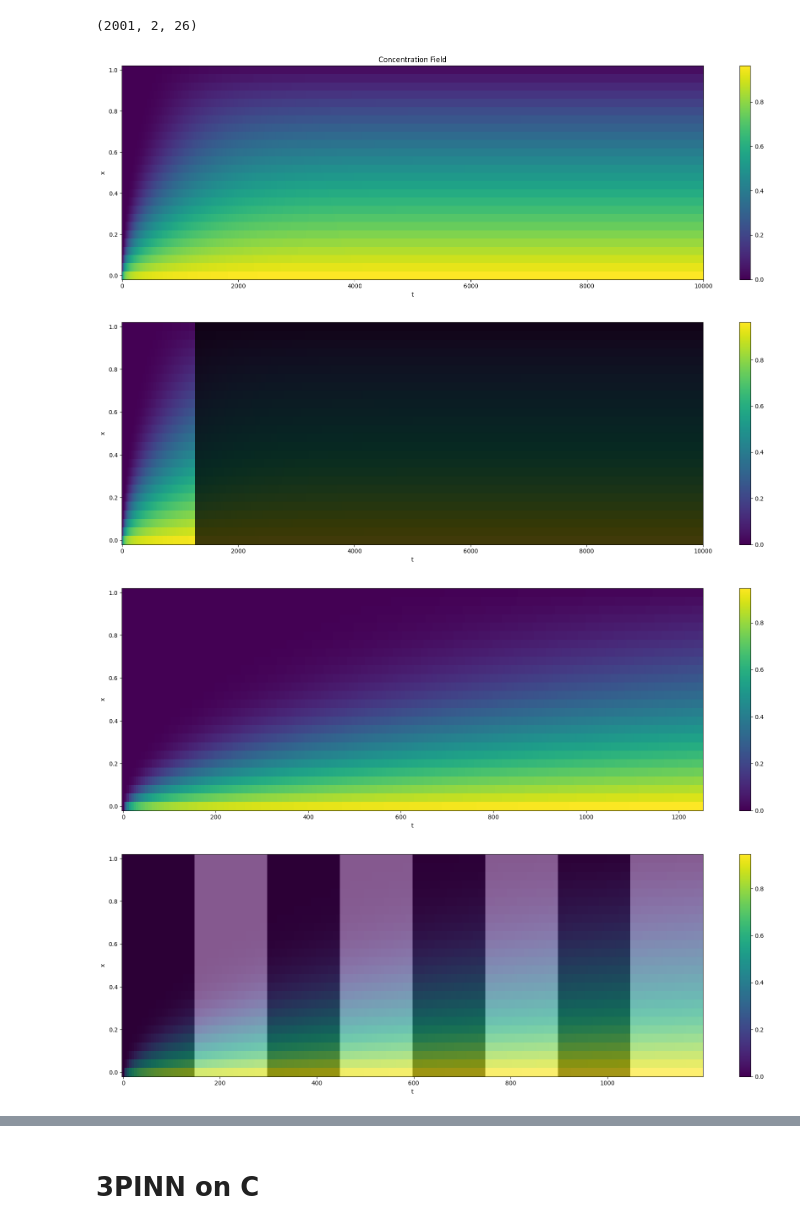
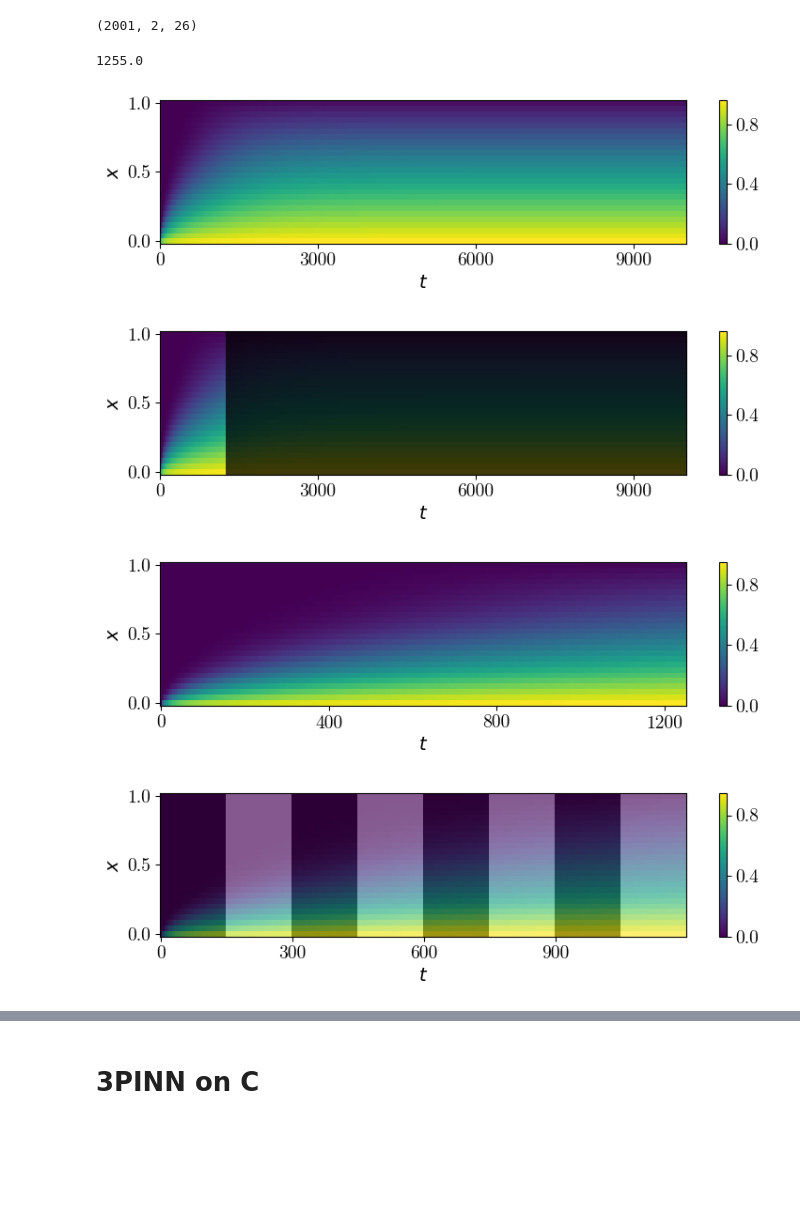
Before and after one commit to RiccardoFrenner/finn-nnpie, a Jupyter notebook: src/talk_plots.ipynb, the cells around one changed output, grey strips where cells are left out. Cells and saved outputs as stored; diff of their text form; code cells hidden in the pictures; blank space fills up the shorter version.

Commit message:
Lot's of paper improvements

```diff
--- a/src/talk_plots.ipynb
+++ b/src/talk_plots.ipynb
@@ -21,54 +24,67 @@ Nt, _, Nx = concentration_full.shape
 
 x = np.linspace(0, 1, Nx)
 t = np.linspace(0, 10000, Nt)
+# %%
+t[251]
+# %% [output]
+1255.0
 # %%
-plt.figure(figsize=(18, 6))
+fig, ax = plt.subplots(figsize=(2*plotting.FIGURE_WIDTH, plotting.FIGURE_HEIGHT))
 plt.pcolor(t, x, concentration_full[:, 0, :].T)
-plt.colorbar()
-plt.xlabel("t")
-plt.ylabel("x")
-plt.title("Concentration Field")
+plt.xlabel("$t$")
+plt.ylabel("$x$")
+# plt.title("Concentration Field $c(x,t)$")
+cbar = plt.colorbar()
+cbar.set_ticks([0, 0.4, 0.8])
+ax.xaxis.set_major_locator(ticker.MaxNLocator(4))
+ax.yaxis.set_major_locator(ticker.FixedLocator([0, 0.5, 1.0]))
 plt.tight_layout()
-plt.savefig(image_output_dir / "c_diss_field_full.png")
-plt.savefig("../paper/figs/c_diss_field_full.png")
+plotting.savefig(fig, image_output_dir / "c_diss_field_full")
+plotting.savefig(fig, "../paper/figs/c_diss_field_full")
 plt.show()
 # %% [output]
-[figure, old version]
+[figure, new version]
 # %%
 from matplotlib.colors import LinearSegmentedColormap
 
 cmap = LinearSegmentedColormap.from_list('custom_cmap', [(0, [1, 1, 1, 0]), (1, [0, 0, 0, 0.75])])
 
-fig, ax = plt.subplots(figsize=(18, 6))
+fig, ax = plt.subplots(figsize=(2*plotting.FIGURE_WIDTH, plotting.FIGURE_HEIGHT))
 
 grey_mask = np.zeros_like(concentration_full[:, 0, :].T)
 grey_mask[:, 251:] = 1
 
-plt.colorbar(ax.pcolormesh(t, x, concentration_full[:, 0, :].T, cmap="viridis"))
+cbar = plt.colorbar(ax.pcolormesh(t, x, concentration_full[:, 0, :].T, cmap="viridis"))
 ax.pcolormesh(t, x, grey_mask, cmap=cmap)
-ax.set_xlabel("t")
-ax.set_ylabel("x")
+ax.set_xlabel("$t$")
+ax.set_ylabel("$x$")
+cbar.set_ticks([0, 0.4, 0.8])
+ax.xaxis.set_major_locator(ticker.MaxNLocator(4))
+ax.yaxis.set_major_locator(ticker.FixedLocator([0, 0.5, 1.0]))
 plt.tight_layout()
-plt.savefig(image_output_dir / "c_diss_field_full_black_test.png")
+plotting.savefig(fig, image_output_dir / "c_diss_field_full_black_test")
 plt.show()
 # %% [output]
-[figure, old version]
+[figure, new version]
 # %%
-fig, ax = plt.subplots(figsize=(18, 6))
+fig, ax = plt.subplots(figsize=(2*plotting.FIGURE_WIDTH, plotting.FIGURE_HEIGHT))
 
 c_train = concentration_full[:251, 0, :]
 t_train = t[:251]
 
-plt.colorbar(ax.pcolormesh(t_train, x, c_train.T, cmap="viridis"))
-ax.set_xlabel("t")
-ax.set_ylabel("x")
+cbar = plt.colorbar(ax.pcolormesh(t_train, x, c_train.T, cmap="viridis"))
+ax.set_xlabel("$t$")
+ax.set_ylabel("$x$")
+cbar.set_ticks([0, 0.4, 0.8])
+ax.xaxis.set_major_locator(ticker.MaxNLocator(4))
+ax.yaxis.set_major_locator(ticker.FixedLocator([0, 0.5, 1.0]))
 plt.tight_layout()
-plt.savefig(image_output_dir / "c_diss_field_train.png")
+plotting.savefig(fig, image_output_dir / "c_diss_field_train")
 plt.show()
 # %% [output]
-[figure, old version]
+[figure, new version]
 # %%
-fig, ax = plt.subplots(figsize=(18, 6))
+fig, ax = plt.subplots(figsize=(2*plotting.FIGURE_WIDTH, plotting.FIGURE_HEIGHT))
 
 grey_mask = np.zeros_like(c_train.T)
 interval_size = 30
@@ -79,14 +95,17 @@ while k+interval_size < grey_mask.shape[1]:
     iteration += 1
     k += interval_size
 
-plt.colorbar(ax.pcolormesh(t_train[:k], x, c_train[:k].T, cmap="viridis"))
+cbar = plt.colorbar(ax.pcolormesh(t_train[:k], x, c_train[:k].T, cmap="viridis"))
 cmap = LinearSegmentedColormap.from_list('custom_cmap', [(0, [1, 1, 1, 0.35]), (1, [0, 0, 0, 0.35])])
 ax.pcolormesh(t_train[:k], x, grey_mask[:, :k], cmap=cmap)
-ax.set_xlabel("t")
-ax.set_ylabel("x")
+ax.set_xlabel("$t$")
+ax.set_ylabel("$x$")
+cbar.set_ticks([0, 0.4, 0.8])
+ax.xaxis.set_major_locator(ticker.MaxNLocator(4))
+ax.yaxis.set_major_locator(ticker.FixedLocator([0, 0.5, 1.0]))
 plt.tight_layout()
-plt.savefig(image_output_dir / "c_diss_field_train_intervals.png")
+plotting.savefig(fig, image_output_dir / "c_diss_field_train_intervals")
 plt.show()
 # %% [output]
-[figure, old version]
+[figure, new version]
 # %%
```
Also changed, not shown: parts of 7 cells of this notebook, 9 other files.
